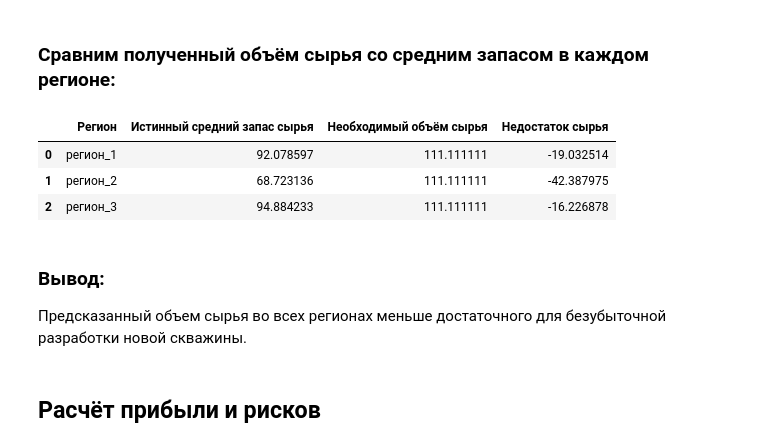
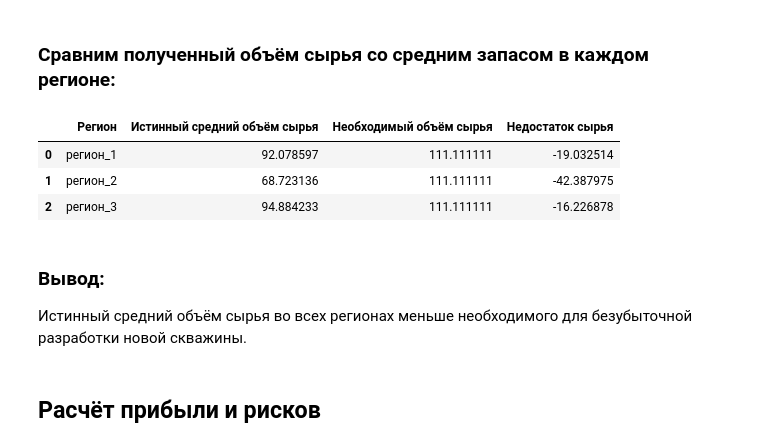
Before and after one commit to Urchien/Yandex_Practicum, a Jupyter notebook: Choosing_a_location _for_a_well.ipynb, the cells around one changed output. Cells and saved outputs as stored; diff of their text form; code cells hidden in the pictures.

```diff
--- a/Choosing_a_location _for_a_well.ipynb
+++ b/Choosing_a_location _for_a_well.ipynb
@@ -297,22 +297,22 @@ print(f'Достаточный объём для безубыточной раз
 # %%
 pd.DataFrame({
     'Регион': [dataframes[0].name, dataframes[1].name, dataframes[2].name],
-    'Истинный средний запас сырья': [avg_real_1, avg_real_2, avg_real_3],
+    'Истинный средний объём сырья': [avg_real_1, avg_real_2, avg_real_3],
     'Необходимый объём сырья': [break_even_volume]*3,
     'Недостаток сырья': [avg_real_1 - break_even_volume,
                         avg_real_2 - break_even_volume,
                         avg_real_3 - break_even_volume,]
 
 })
 # %% [output]
-|  | Регион | Истинный средний запас сырья | Необходимый объём сырья | Недостаток сырья |
+|  | Регион | Истинный средний объём сырья | Необходимый объём сырья | Недостаток сырья |
 | 0 | регион_1 | 92.078597 | 111.111111 | -19.032514 |
 | 1 | регион_2 | 68.723136 | 111.111111 | -42.387975 |
 | 2 | регион_3 | 94.884233 | 111.111111 | -16.226878 |
 # %% [markdown]
 ### Вывод:
 
-Предсказанный объем сырья во всех регионах меньше достаточного для безубыточной разработки новой скважины.
+Истинный средний объём сырья во всех регионах меньше необходимого для безубыточной разработки новой скважины.
 # %% [markdown]
 ## Расчёт прибыли и рисков
 # %% [markdown]
```
Also changed, not shown: parts of 1 cell of this notebook.
